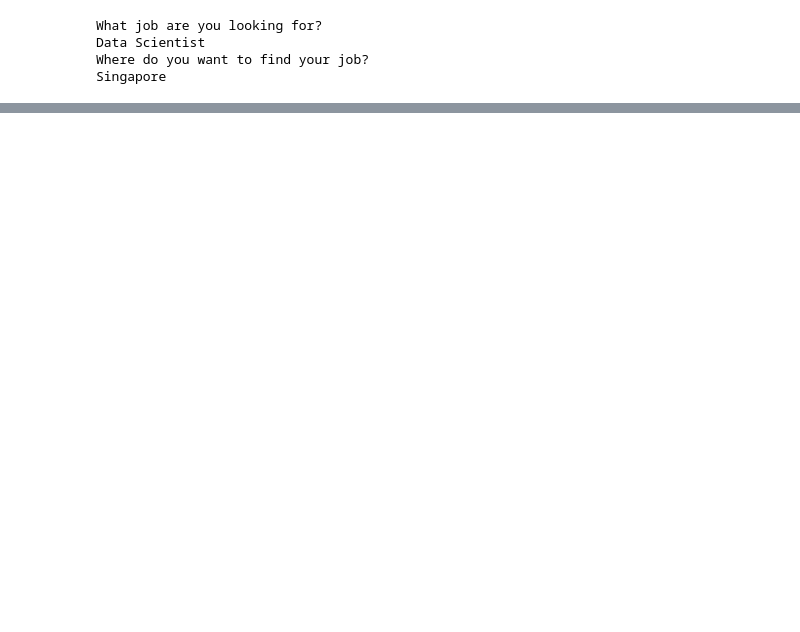
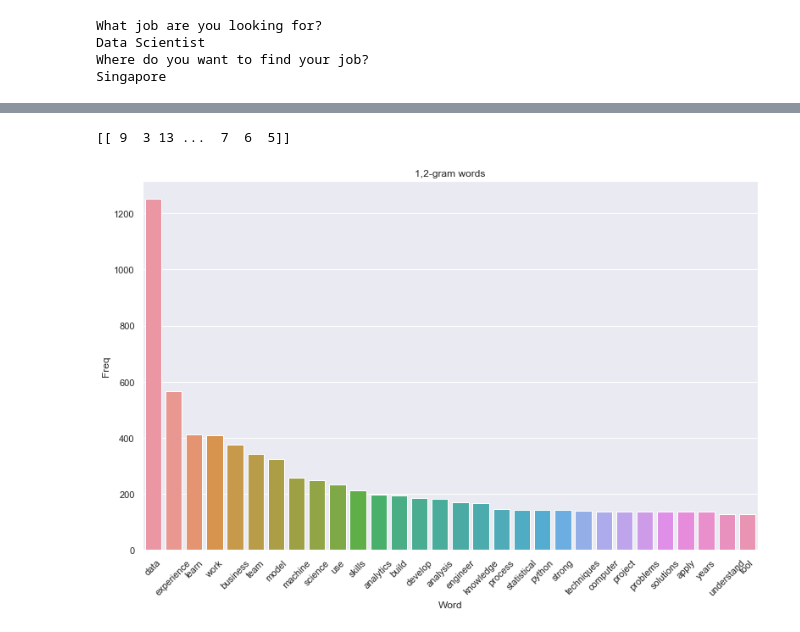
Before and after one commit to HaneulKim214/Keyword-Finder, a Jupyter notebook: Glassdoor.ipynb, the cells around one changed output, grey strips where cells are left out. Drawn from its saved outputs; the diff is of its cells as text; code cells hidden in the pictures; blank space fills up the shorter version.

```diff
--- a/Glassdoor.ipynb
+++ b/Glassdoor.ipynb
@@ -232,0 +266,12 @@ top2_df
+# %%
+# Visualize
+top_words = get_top_n2_words(lemmatized_list, n=30)
+top_df = pd.DataFrame(top_words)
+top_df.columns=["Word", "Freq"]
+sns.set(rc={'figure.figsize':(13,8)})
+g = sns.barplot(x="Word", y="Freq", data=top_df)
+g.set_title("1,2-gram words")
+g.set_xticklabels(g.get_xticklabels(), rotation=45);
+# %% [output]
+[[ 9  3 13 ...  7  6  5]]
+[figure, added]
```
Also changed, not shown: parts of 16 cells of this notebook.
